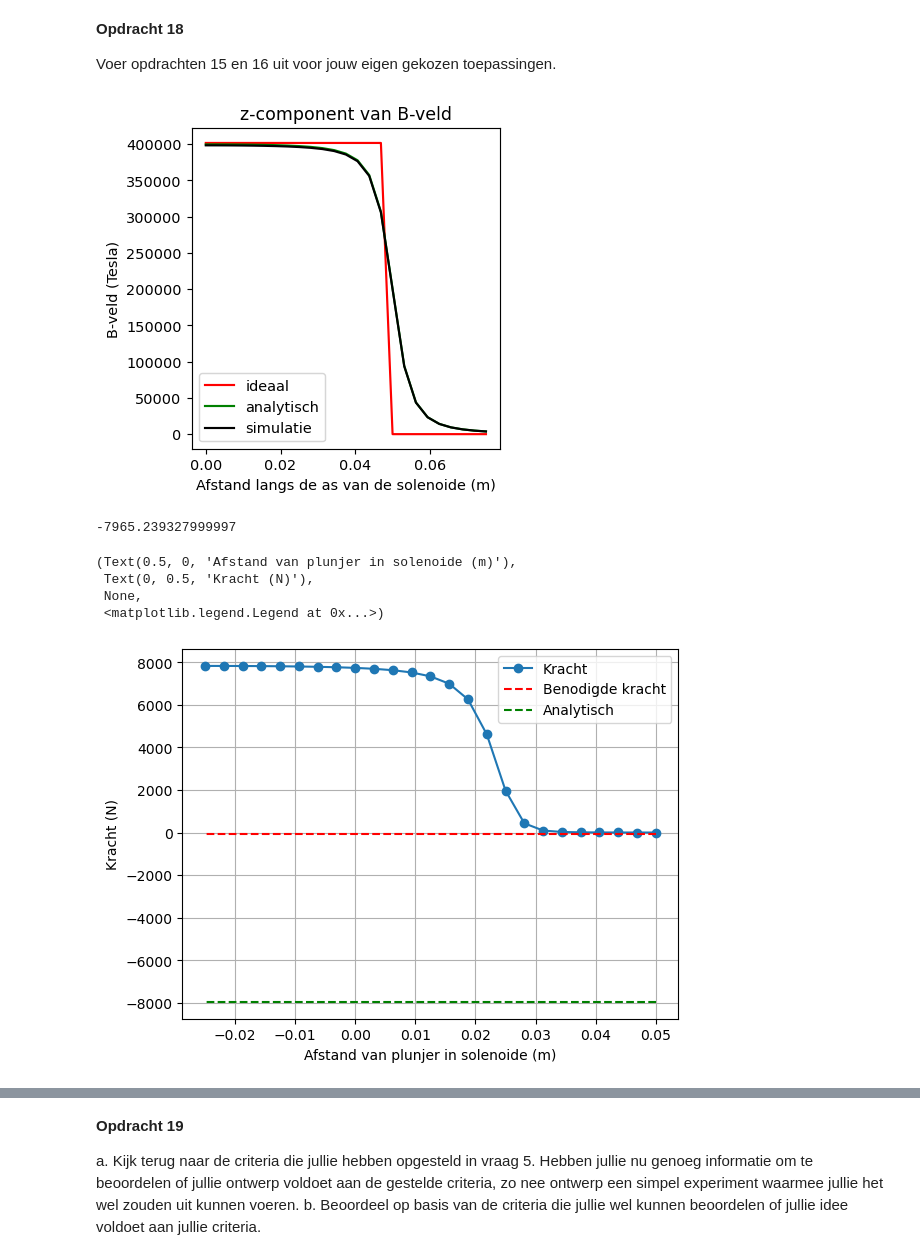
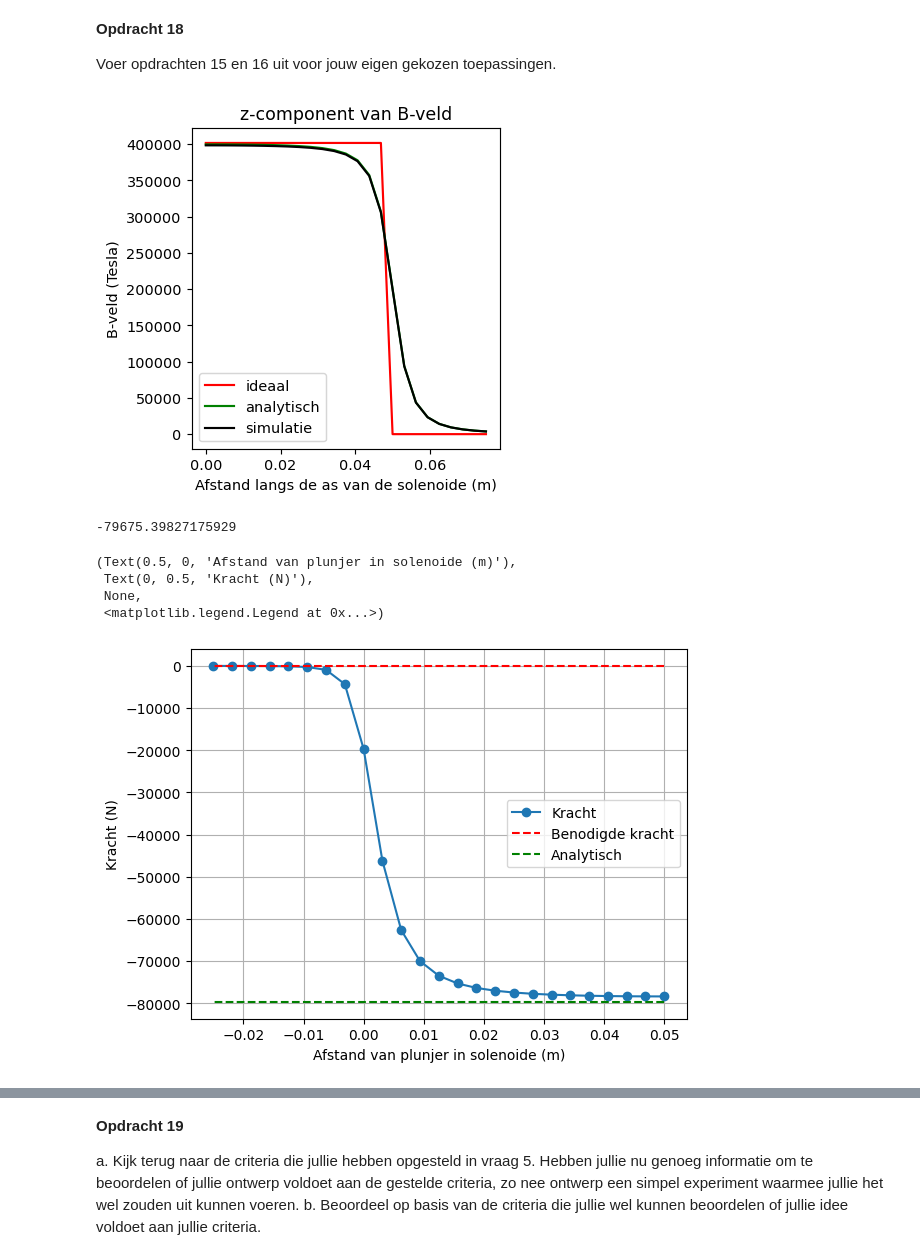
Before and after one commit to T-L-cc/opdrachten-DEF-D, a Jupyter notebook: 2KrachtactuatorOpdracht/KrachtactuatorOpdracht.ipynb, the cells around one changed output, grey strips where cells are left out. Saved outputs shown, nothing was run; the diff lists cells and outputs as text; code cells hidden in the pictures.

```diff
--- a/2KrachtactuatorOpdracht/KrachtactuatorOpdracht.ipynb
+++ b/2KrachtactuatorOpdracht/KrachtactuatorOpdracht.ipynb
@@ -586,37 +604,0 @@ Ifield =  24Ifield =  24Ifield =  24Ifield =  24Ifield =  24Ifield =  24Ifield =
-# %%
-n_ax=25
-z_ax=np.linspace(0, 1.5*L_sol/2, n_ax)
-H_ax=np.zeros((n_ax,1))
-
-for i_field in range(n_ax):
-    #print(f"\rIfield =  {i_field}", end="") # Print welk element van het veld nu berekend wordt.
-    # Bepaal de field coordinate
-    r_field=np.array([0, 0, z_ax[i_field]])
-    Hsimulated=np.array([0,0,0], dtype='float64')
-    for i_source in np.arange(1, n_ax):
-        # Bepaal dl en r_source en gebruik
-        r_source=np.array([x[i_source], y[i_source], z[i_source]])
-        dl=np.array([x[i_source]-x[i_source-1], y[i_source]-y[i_source-1], z[i_source]-z[i_source-1]])
-        Hsimulated += field_current_element(r_field, r_source, dl)
-        #print(f"Ifield =  {i_field}", end="")
-
-    # selecting the z-component
-    H_ax[i_field,0]=Hsimulated[2]
-
-#H_veld_ideaal=analytical_answer*np.ones(n_ax)(1.0(z_ax < L_sol/2))
-
-H_ideaal_waarde = (aantal_omwentelingen * I / L_sol)
-H_veld_ideaal = H_ideaal_waarde * np.ones(n_ax) * (1.0 * (z_ax <= L_sol / 2))
-
-# dit is nog een aardige analytische uitdrukking die je kan uitrekenen voor de z-component op de as van een solenoide met eindige lengte
-H_veld_analytisch=(aantal_omwent*I/L_s/2)*((L_s/2-z_ax)/np.sqrt((z_ax- L_s/2)**2 + r_s**2)+(L_s/2+z_ax)/np.sqrt((z_ax+ L_s/2)**2 + r_s**2))
-
-plt.figure(figsize=[13,4])
-plt.subplot(131)
-plt.title('z-component van H-veld')
-plt.plot(z_ax, H_veld_ideaal, '-r', label='ideaal')
-plt.plot(z_ax, H_veld_analytisch, '-g', label='analytisch')
-plt.plot(z_ax, H_ax, '-k', label='simulatie')
-plt.xlabel('Afstand langs de as van de solenoide (m)')
-plt.legend()
-plt.ylabel('B-veld (Tesla)')
@@ -803,37 +714,37 @@ plt.ylabel('B-veld (Tesla)')
 plt.legend()
 plt.show()
 
 
 # Wz = -0.5*np.pi*r_s**2*np.cumsum(np.flipud(H_ax)*mu_r_Fe*mu_0*np.flipud(H_ax))*(z_ax[1] - z_ax[0])
 
 
 
 force_analytical = -mu_0*mu_r_Fe*np.pi*r_s**2*aantal_omwent**2*I**2/2/L_s**2 # Kracht uitrekenen numeriek
 # force_numerical=np.diff(-Wz, n=1, append=[0])/(z_ax[1] - z_ax[0]) # Kracht uitrekenen
 
 mu = mu_0 * mu_r_Fe
 dz = z_ax[1] - z_ax[0]
 
 w = 0.5 * mu * H_ax**2
 
 Wz = np.pi * r_s**2 * np.cumsum(np.flipud(w)) * dz
 Wz = np.flipud(Wz)
 
 force_numerical = np.diff(-Wz, append=[0]) / dz
 print(force_analytical)
 # Plotting the results
-plt.plot(L_s/2 - z_ax, np.flipud(force_numerical), '-o', label='Kracht')
+plt.plot(L_s/2 - z_ax, -(force_numerical), '-o', label='Kracht')
 plt.plot(L_s/2 - z_ax, (-5*9.8)*np.ones(n_ax), '--r', label='Benodigde kracht')
 plt.plot(L_s/2 - z_ax, force_analytical*np.ones(n_ax), '--g', label='Analytisch')
 plt.xlabel('Afstand van plunjer in solenoide (m)'), plt.ylabel('Kracht (N)'), plt.grid(), plt.legend()
 # %% [output]
-[figure, old version]
+[figure, new version]
--7965.239327999997
+-79675.39827175929
 (Text(0.5, 0, 'Afstand van plunjer in solenoide (m)'),
  Text(0, 0.5, 'Kracht (N)'),
  None,
  <matplotlib.legend.Legend at 0x...>)
-[figure, old version]
+[figure, new version]
 # %%
 # pipet
 L_s = 0.05 #m
```
Also changed, not shown: parts of 13 cells of this notebook, 7 other files.
